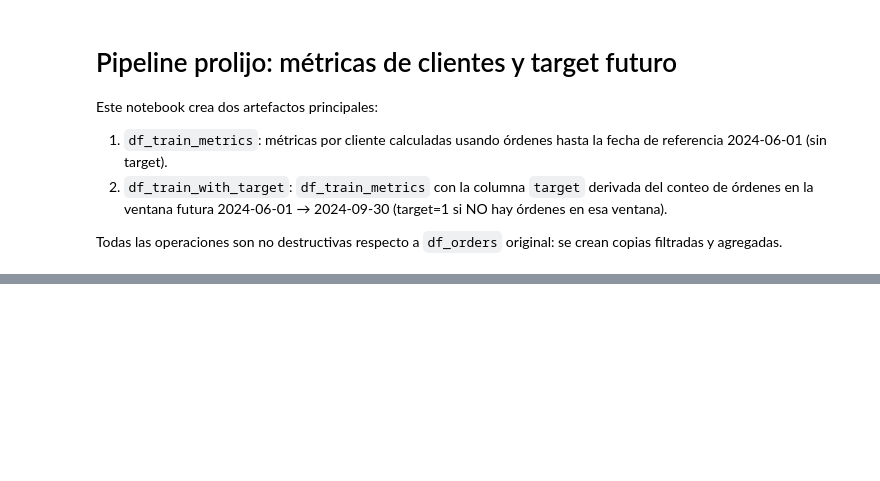
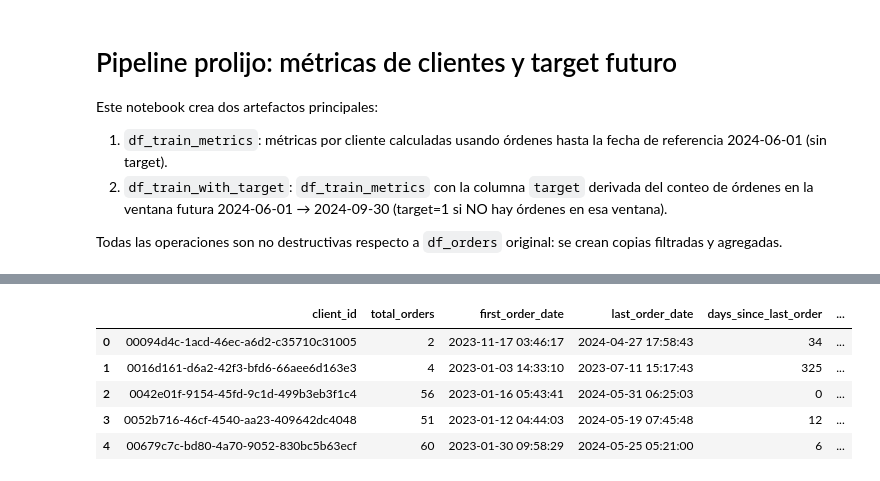
Before and after one commit to Tatuu56/Proyecto-gobierno-de-datos, a Jupyter notebook: main_prolijo.ipynb, the cells around one changed output, grey strips where cells are left out. Drawn from its saved outputs; the diff is of its cells as text; code cells hidden in the pictures; blank space fills up the shorter version.

```diff
--- a/main_prolijo.ipynb
+++ b/main_prolijo.ipynb
@@ -140,0 +176,11 @@ print('Notebook generado: df_train_metrics y df_train_with_target disponibles en
+# %%
+df_train_with_target = df_train_with_target.drop(['future_orders'], axis=1)
+# %%
+df_train_with_target.head()
+# %% [output]
+|  | client_id | total_orders | first_order_date | last_order_date | days_since_last_order | ... |
+| 0 | 00094d4c-1acd-46ec-a6d2-c35710c31005 | 2 | 2023-11-17 03:46:17 | 2024-04-27 17:58:43 | 34 | ... |
+| 1 | 0016d161-d6a2-42f3-bfd6-66aee6d163e3 | 4 | 2023-01-03 14:33:10 | 2023-07-11 15:17:43 | 325 | ... |
+| 2 | 0042e01f-9154-45fd-9c1d-499b3eb3f1c4 | 56 | 2023-01-16 05:43:41 | 2024-05-31 06:25:03 | 0 | ... |
+| 3 | 0052b716-46cf-4540-aa23-409642dc4048 | 51 | 2023-01-12 04:44:03 | 2024-05-19 07:45:48 | 12 | ... |
+| 4 | 00679c7c-bd80-4a70-9052-830bc5b63ecf | 60 | 2023-01-30 09:58:29 | 2024-05-25 05:21:00 | 6 | ... |
```
Also changed, not shown: parts of 15 cells of this notebook.
